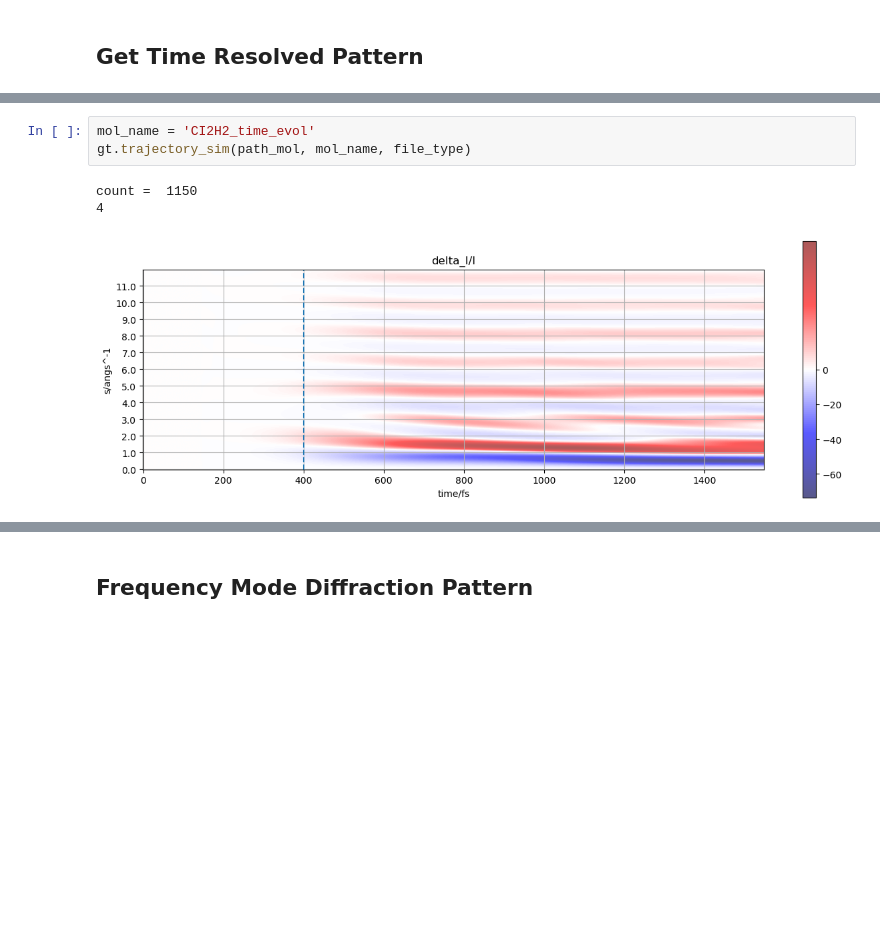
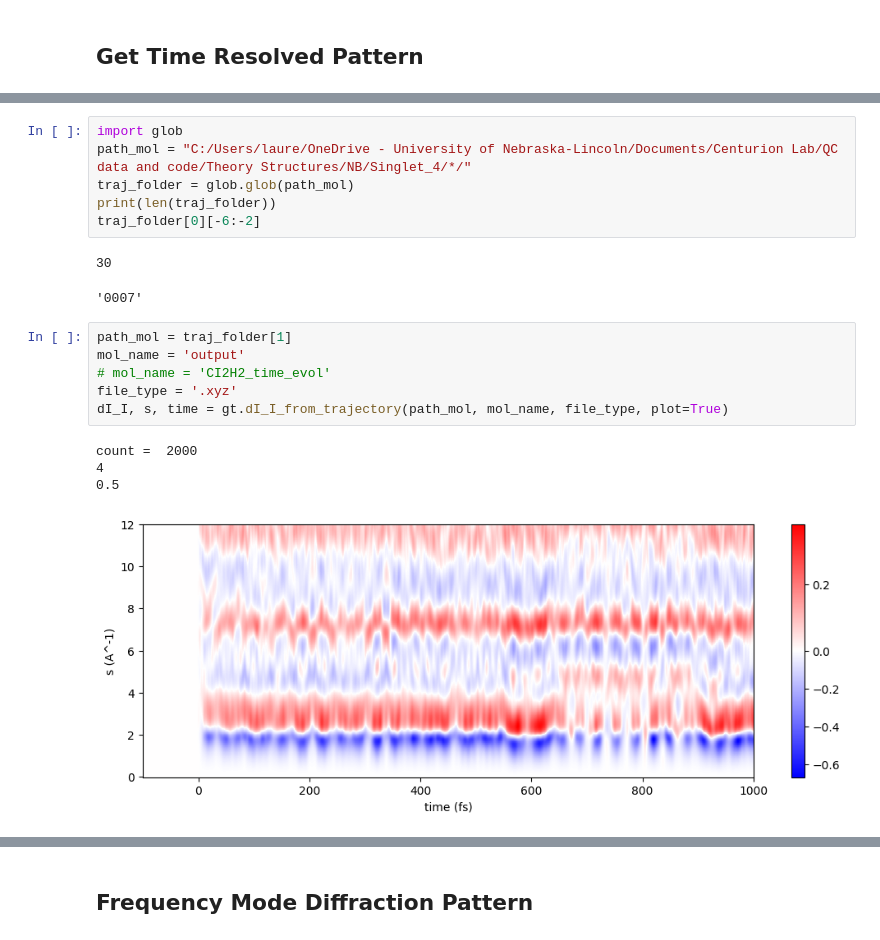
Before and after one commit to lheald2/gued, a Jupyter notebook: GUED_Simulations.ipynb, the cells around one changed output, grey strips where cells are left out. Drawn from its saved outputs; the diff is of its cells as text; blank space fills up the shorter version.

Commit message:
Working on notebooks and code for processing trajectory simulations

```diff
--- a/GUED_Simulations.ipynb
+++ b/GUED_Simulations.ipynb
@@ -143,7 +143,20 @@ trajectory_sim(path_mol, mol_name, file_type, s_max=12)
-# %%
-mol_name = 'CI2H2_time_evol'
-gt.trajectory_sim(path_mol, mol_name, file_type)
-# %% [output]
-count =  1150
-4
-[figure, removed]
+# %%
+import glob
+path_mol = "C:/Users/laure/OneDrive - University of Nebraska-Lincoln/Documents/Centurion Lab/QC data and code/Theory Structures/NB/Singlet_4/*/"
+traj_folder = glob.glob(path_mol)
+print(len(traj_folder))
+traj_folder[0][-6:-2]
+# %% [output]
+30
+'0007'
+# %%
+path_mol = traj_folder[1]
+mol_name = 'output'
+# mol_name = 'CI2H2_time_evol'
+file_type = '.xyz'
+dI_I, s, time = gt.dI_I_from_trajectory(path_mol, mol_name, file_type, plot=True)
+# %% [output]
+count =  2000
+4
+0.5
+[figure, added]
```
Also changed, not shown: parts of 3 cells of this notebook, 4 other files.
